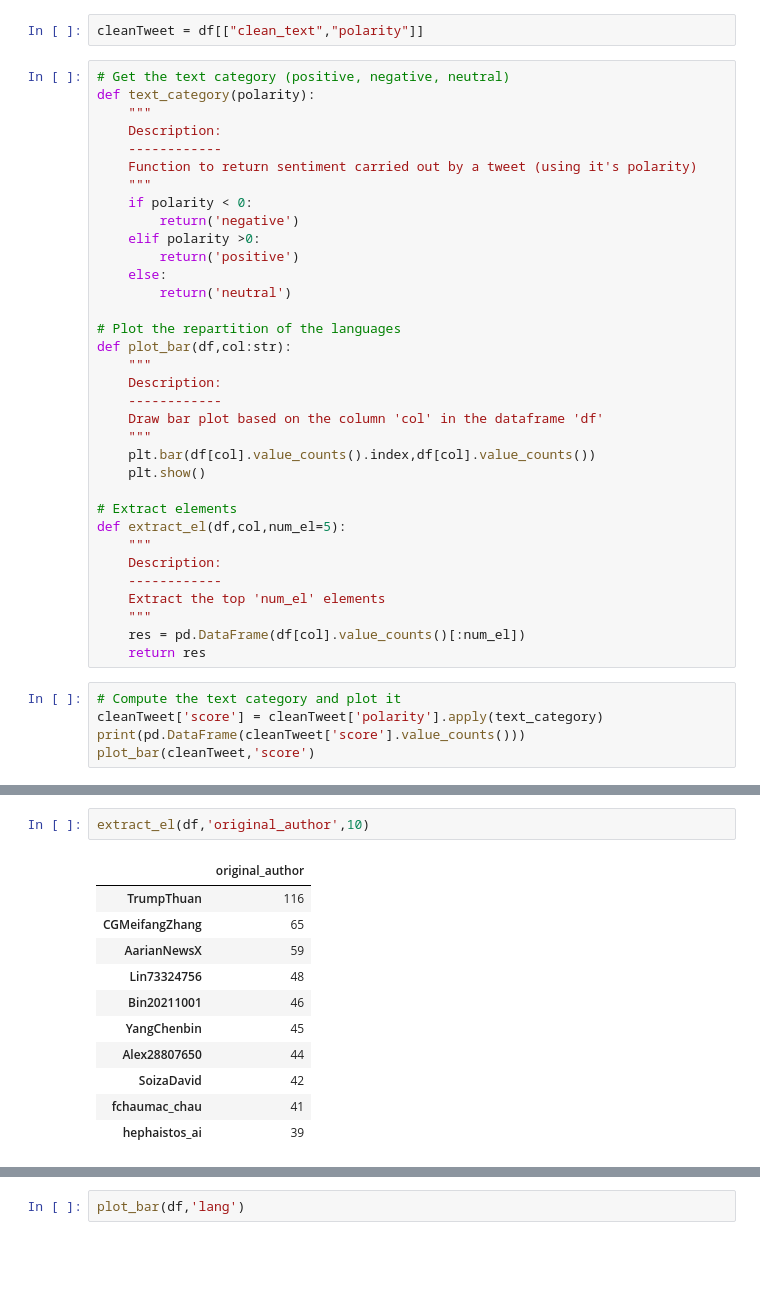
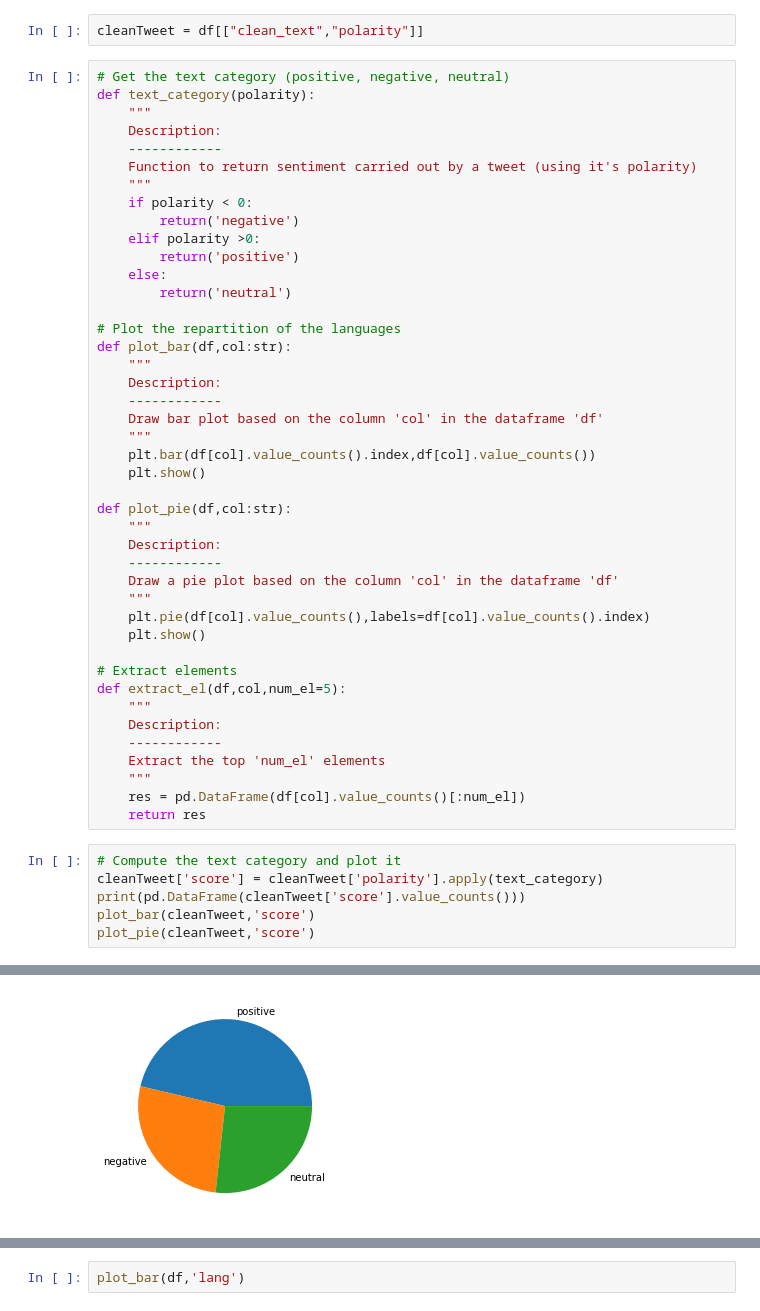
Before and after one commit to sidoine-dako/Twitter-Data-Analysis, a Jupyter notebook: notebooks/data_exploration.ipynb, the cells around one changed output, grey strips where cells are left out. Saved outputs shown, nothing was run; the diff lists cells and outputs as text; blank space fills up the shorter version.

```diff
--- a/notebooks/data_exploration.ipynb
+++ b/notebooks/data_exploration.ipynb
@@ -83,6 +83,15 @@ def plot_bar(df,col:str):
     plt.bar(df[col].value_counts().index,df[col].value_counts())
     plt.show()
 
+def plot_pie(df,col:str):
+    """
+    Description:
+    ------------
+    Draw a pie plot based on the column 'col' in the dataframe 'df'
+    """
+    plt.pie(df[col].value_counts(),labels=df[col].value_counts().index)
+    plt.show()
+
 # Extract elements
 def extract_el(df,col,num_el=5):
     """
@@ -95,25 +104,13 @@ def extract_el(df,col,num_el=5):
 # %%
 # Compute the text category and plot it
 cleanTweet['score'] = cleanTweet['polarity'].apply(text_category)
 print(pd.DataFrame(cleanTweet['score'].value_counts()))
 plot_bar(cleanTweet,'score')
+plot_pie(cleanTweet,'score')
 # %% [output]
           score
 positive  10193
 negative   5924
 neutral    5883
 [figure]
+[figure, added]
-# %%
-extract_el(df,'original_author',10)
-# %% [output]
-|  | original_author |
-| TrumpThuan | 116 |
-| CGMeifangZhang | 65 |
-| AarianNewsX | 59 |
-| Lin73324756 | 48 |
-| Bin20211001 | 46 |
-| YangChenbin | 45 |
-| Alex28807650 | 44 |
-| SoizaDavid | 42 |
-| fchaumac_chau | 41 |
-| hephaistos_ai | 39 |
```
Also changed, not shown: parts of 7 cells of this notebook.
